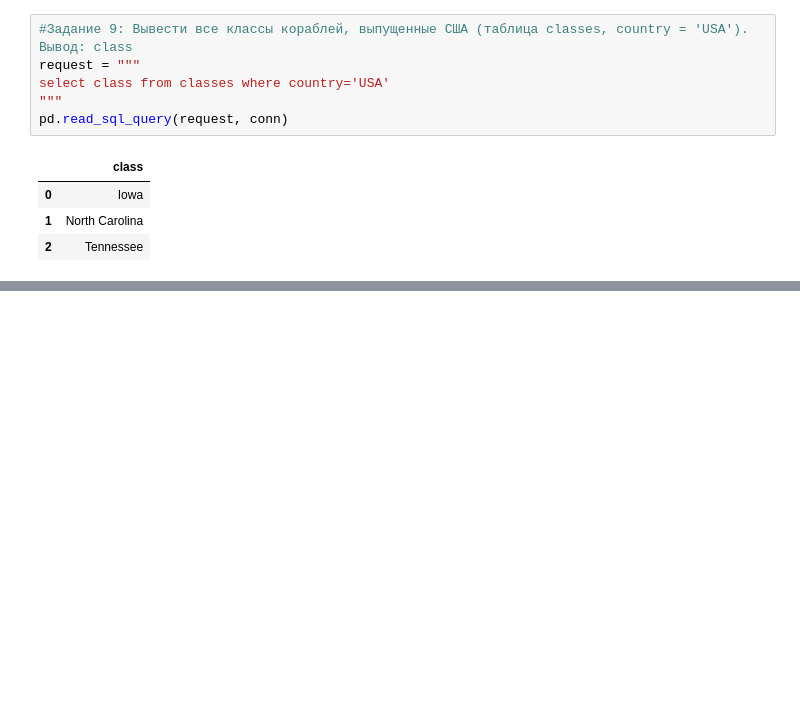
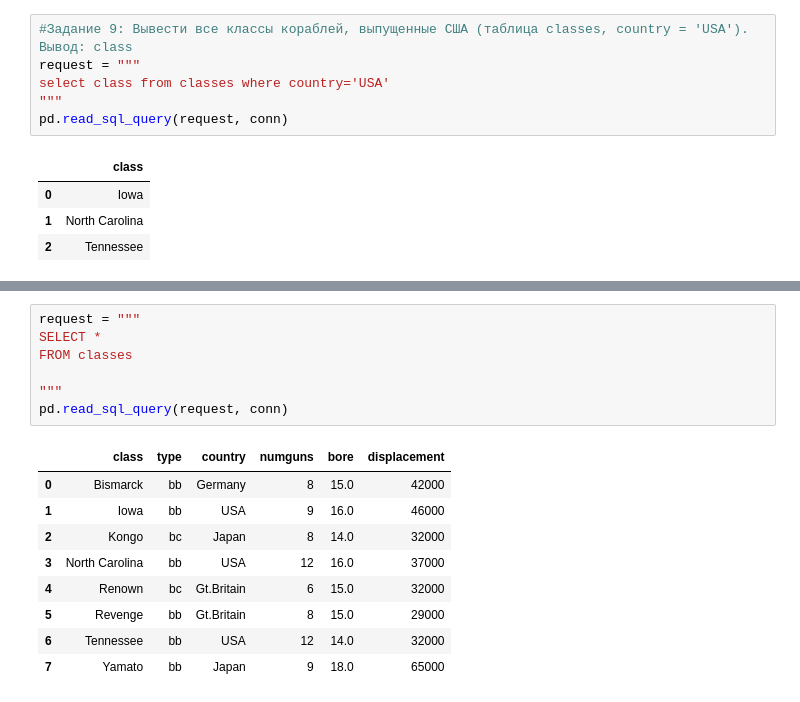
Before and after one commit to Yondex/work, a Jupyter notebook: HomeworkSQL.ipynb, the cells around one changed output, grey strips where cells are left out. Drawn from its saved outputs; the diff is of its cells as text; blank space fills up the shorter version.

```diff
--- a/HomeworkSQL.ipynb
+++ b/HomeworkSQL.ipynb
@@ -148,0 +423,17 @@ pd.read_sql_query(request, conn)
+# %%
+request = """
+SELECT *
+FROM classes
+
+"""
+pd.read_sql_query(request, conn)
+# %% [output]
+|  | class | type | country | numguns | bore | displacement |
+| 0 | Bismarck | bb | Germany | 8 | 15.0 | 42000 |
+| 1 | Iowa | bb | USA | 9 | 16.0 | 46000 |
+| 2 | Kongo | bc | Japan | 8 | 14.0 | 32000 |
+| 3 | North Carolina | bb | USA | 12 | 16.0 | 37000 |
+| 4 | Renown | bc | Gt.Britain | 6 | 15.0 | 32000 |
+| 5 | Revenge | bb | Gt.Britain | 8 | 15.0 | 29000 |
+| 6 | Tennessee | bb | USA | 12 | 14.0 | 32000 |
+| 7 | Yamato | bb | Japan | 9 | 18.0 | 65000 |
```
Also changed, not shown: parts of 22 cells of this notebook, 3 other files.
